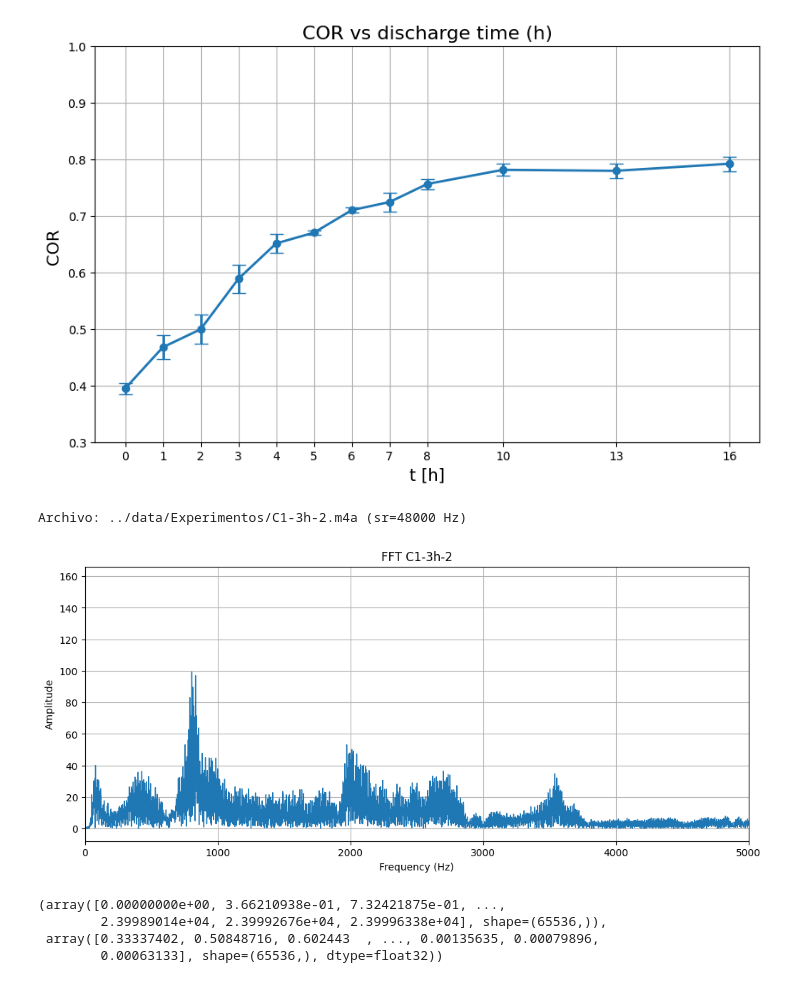
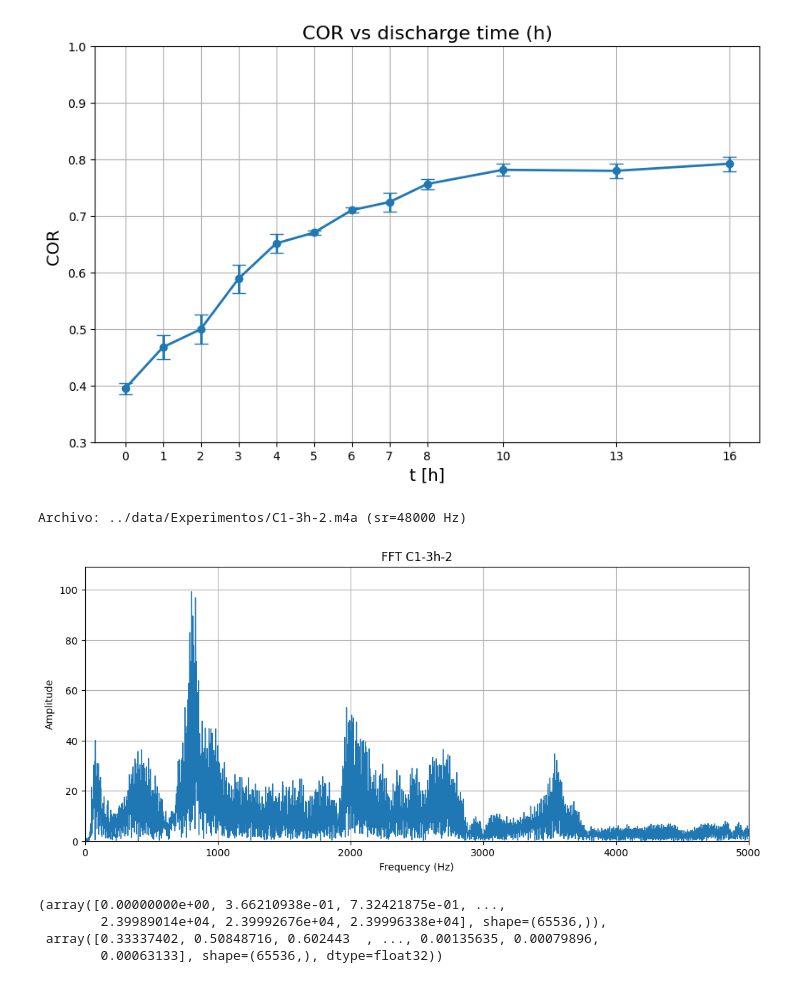
Before and after one commit to johhanz099/battery_project, a Jupyter notebook: notebooks/Datoskinetic2.ipynb, the cells around one changed output. Saved outputs shown, nothing was run; the diff lists cells and outputs as text; code cells hidden in the pictures.

```diff
--- a/notebooks/Datoskinetic2.ipynb
+++ b/notebooks/Datoskinetic2.ipynb
@@ -394,6 +394,7 @@ def plot_fft(freqs, amps, max_freq=5000, title="FFT", label=None):
     plt.figure(figsize=(12, 5))
     plt.plot(freqs, amps, linewidth=1, label=label)
     plt.xlim(0, max_freq)
+    plt.ylim(0, np.max(amps[:max_freq])*1.1)
     plt.xlabel("Frequency (Hz)")
     plt.ylabel("Amplitude")
     plt.title(title)
@@ -426,7 +427,7 @@ def plot_multiple_ffts(fft_data_list, max_freq=5000, title="FFT Comparison"):
 # ==========================================================
 # 4. Procesar un archivo C1-nh-m y graficar su FFT
 # ==========================================================
-def fft_plot(n, m, max_freq=5000):
+def fft_by_file_plot(n, m, max_freq=5000):
     """Process one file and plot its FFT.
 
     Args:
@@ -450,19 +451,19 @@ def fft_plot(n, m, max_freq=5000):
 # %%
 # Plot two files separately
 # h1 - try1 - h2 - try2
-fft_plot(3, 2)
+fft_by_file_plot(3, 2)
 
 # N = len(y) data
 # (1/5 out) 1h-1 : N=49152
 # (3/3 out) 5h-2: N=46080; -3: N=49152; -4: N=50176
 # (4/4 out) 7h-2: N=54272; -3: N=50175; -4: N=49152; -5: N=55296
 # (1/5 out) 8h-1: N=56320
 # (5/5 out) 10h-1: N=50176; -2: N=54272; -3: N=60416; -4: N=52224; -5: N=60416
 # (8/8 out) 13h-1: N=56320; -2: N=55296; -3: N=62464; -4: N=55296; -5: N=54272; -6: N=60416; -7: N=50176; -8: N=50176
 # (5/5 out) 16h-1: N=59392; -2: N=61440; -3: N=57344; -4: N=66569; -5: N=64512
 # %% [output]
 Archivo: ../data/Experimentos/C1-3h-2.m4a (sr=48000 Hz)
-[figure, old version]
+[figure, new version]
 (array([0.00000000e+00, 3.66210938e-01, 7.32421875e-01, ...,
         2.39989014e+04, 2.39992676e+04, 2.39996338e+04], shape=(65536,)),
  array([0.33337402, 0.50848716, 0.602443  , ..., 0.00135635, 0.00079896,
```
Also changed, not shown: parts of 4 cells of this notebook.
